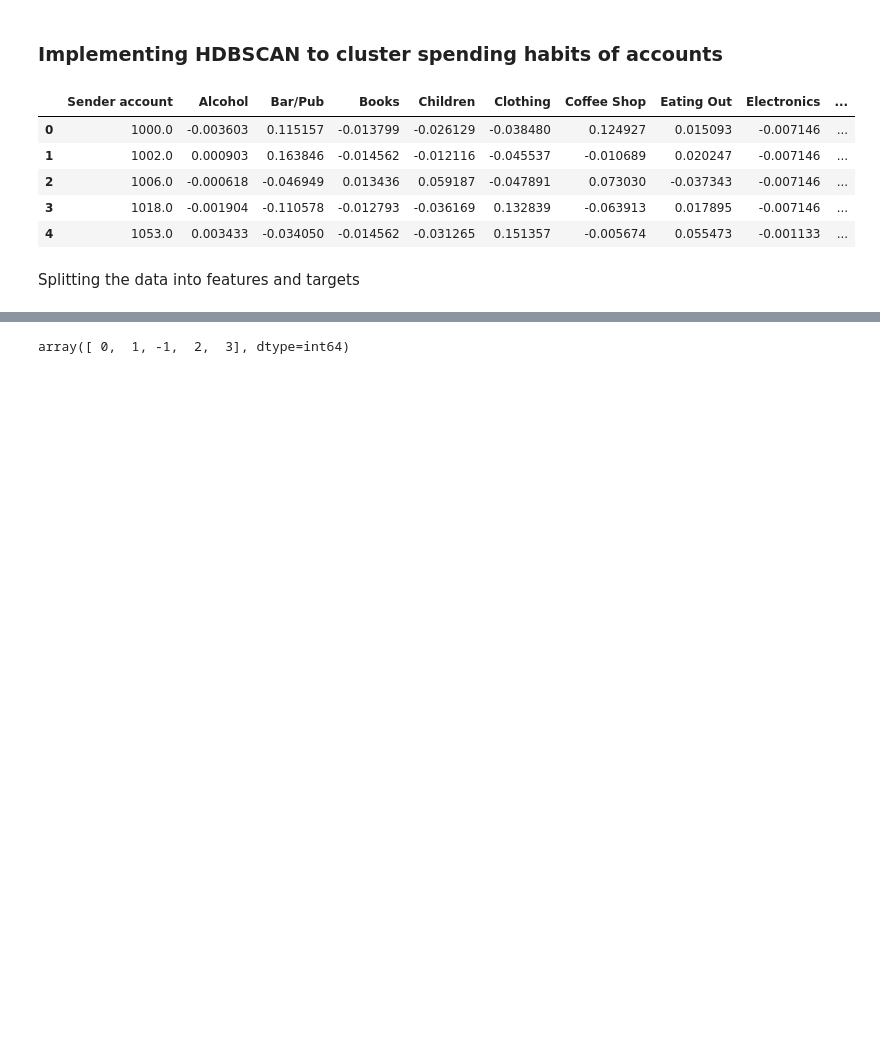
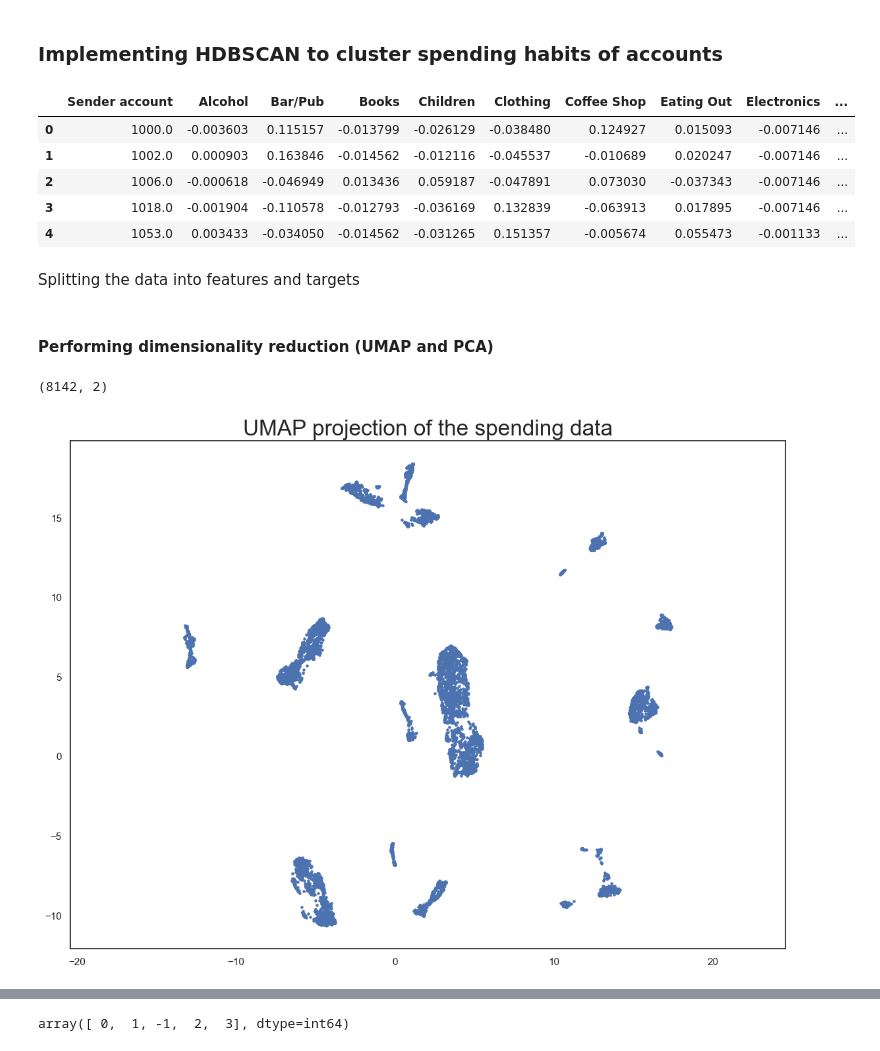
Before and after one commit to UoB-DSMP-2023-24/dsmp-2024-group34, a Jupyter notebook: Implementing_HDBSCAN.ipynb, the cells around one changed output, grey strips where cells are left out. Drawn from its saved outputs; the diff is of its cells as text; code cells hidden in the pictures; blank space fills up the shorter version.

```diff
--- a/Implementing_HDBSCAN.ipynb
+++ b/Implementing_HDBSCAN.ipynb
@@ -15,5 +16,3 @@ spending_data.head()
 | 2 | 1006.0 | -0.000618 | -0.046949 | 0.013436 | 0.059187 | -0.047891 | 0.073030 | -0.037343 | -0.007146 | ... |
 | 3 | 1018.0 | -0.001904 | -0.110578 | -0.012793 | -0.036169 | 0.132839 | -0.063913 | 0.017895 | -0.007146 | ... |
 | 4 | 1053.0 | 0.003433 | -0.034050 | -0.014562 | -0.031265 | 0.151357 | -0.005674 | 0.055473 | -0.001133 | ... |
-# %% [markdown]
-Splitting the data into features and targets
@@ -22,0 +19,2 @@ hdb = HDBSCAN(min_samples=1, min_cluster_size=250)
+# %% [markdown]
+Splitting the data into features and targets
@@ -22,0 +23,23 @@ hdb = HDBSCAN(min_samples=1, min_cluster_size=250)
+# %% [markdown]
+#### Performing dimensionality reduction (UMAP and PCA)
+# %%
+import umap
+import matplotlib.pyplot as plt
+sns.set(style='white', context='notebook', rc={'figure.figsize':(14,10)})
+
+umap_model = umap.UMAP()
+
+spending_umap = umap_model.fit_transform(X)
+print(spending_umap.shape)
+
+plt.scatter(
+    spending_umap[:, 0],
+    spending_umap[:, 1],
+        s=5,
+)
+
+plt.gca().set_aspect('equal', 'datalim')
+plt.title('UMAP projection of the spending data', fontsize=24);
+# %% [output]
+(8142, 2)
+[figure, added]
```
Also changed, not shown: parts of 20 cells of this notebook.
